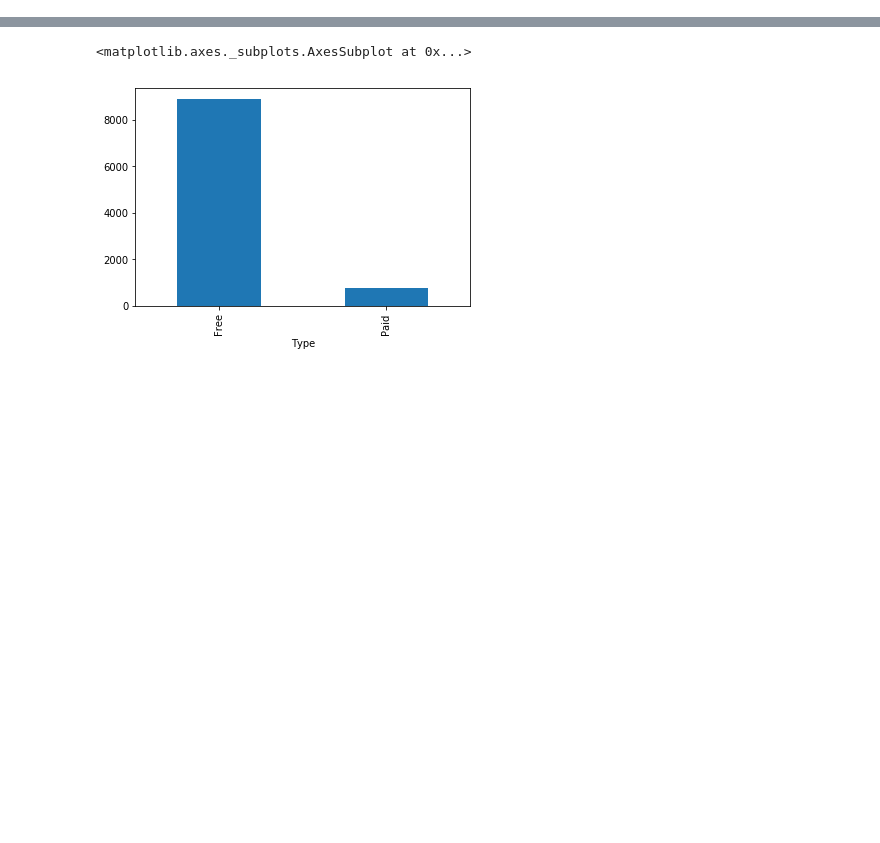
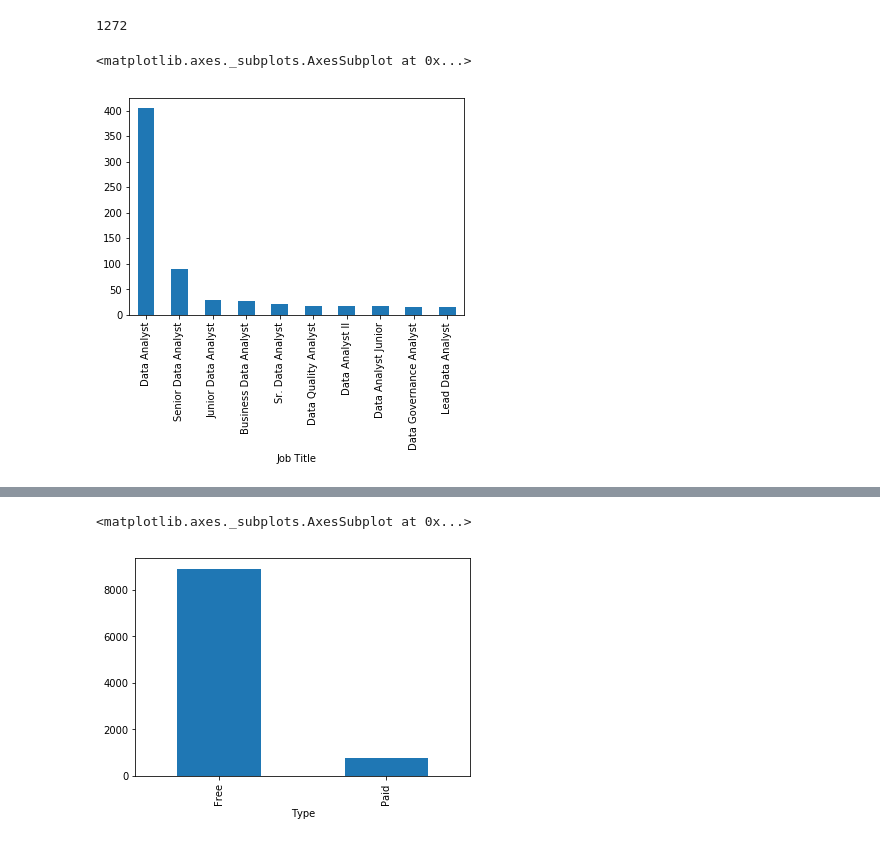
Before and after one commit to ashish2266/EDA-on-job-listing, a Jupyter notebook: notebook.ipynb, the cells around one changed output, grey strips where cells are left out. Drawn from its saved outputs; the diff is of its cells as text; code cells hidden in the pictures; blank space fills up the shorter version.

```diff
--- a/notebook.ipynb
+++ b/notebook.ipynb
@@ -2,4 +2,4 @@
 import pandas as pd
 import matplotlib.pyplot as plt
 # %%
-df_apps = pd.read_csv('datasets/apps.csv')
+df = pd.read_csv('datasets/DataAnalyst.csv', index_col=0)
@@ -16,0 +35,9 @@ df_apps['Type'].fillna('Free', inplace = True)
+# %%
+len(df['Job Title'].unique())
+# %% [output]
+1272
+# %%
+df.groupby('Job Title').count().sort_values('Location', ascending=False)[:10]['Location'].plot(kind='bar')
+# %% [output]
+<matplotlib.axes._subplots.AxesSubplot at 0x...>
+[figure, added]
```
Also changed, not shown: parts of 7 cells of this notebook, 3 other files.
